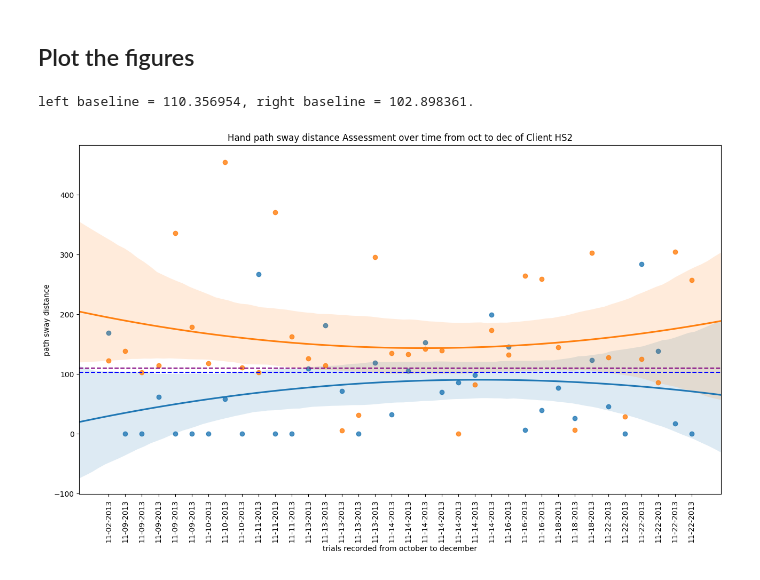
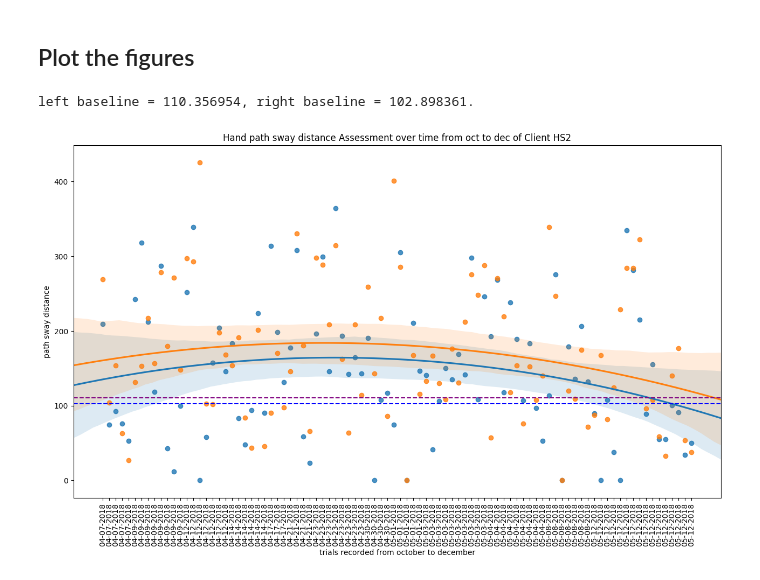
Before and after one commit to MengxuanMa2016/Data_Visualization_Python, a Jupyter notebook: Efficiency_Assessment_Results_Visualization.ipynb, the cells around one changed output. Drawn from its saved outputs; the diff is of its cells as text; code cells hidden in the pictures.

```diff
--- a/Efficiency_Assessment_Results_Visualization.ipynb
+++ b/Efficiency_Assessment_Results_Visualization.ipynb
@@ -105,10 +119,10 @@ def indexing_by_datatime(dataframe):
   return: The dataframe with rows sorted.
   """
 
-  dataframe.sort_values(['_Date','_Time'],ascending=[True, True])
-  dataframe['index'] = range(1, len(dataframe) + 1)
+  sorted_dataframe = dataframe.sort_values(['_Date','_Time'],ascending=[True, True])
+  sorted_dataframe['index'] = range(1, len(dataframe) + 1)
 
-  return dataframe
+  return sorted_dataframe
 # %% [markdown]
 ## Import the base line: Healthy subjects assessment results
 # %%
@@ -166,7 +180,7 @@ trail_info:
 # %% [markdown]
 ## Build up a pandas table of the stroke assessment data
 # %%
-headers = ['_Date','_Time','_Player','_Type', 'Path_Ratio_2d_Left',	'Path_Ratio_2d_Right',	'Sway_Dist_2d_Left',	'Sway_Dist_2d_Right',	'Path_Ratio_3d_Left',	'Path_Ratio_3d_Right',	'Sway_Dist_3d_Left', 'Sway_Dist_3d_Right']
+headers = ['_Date','_Time','_Player','_PlayerId','_Type', 'Path_Ratio_2d_Left',	'Path_Ratio_2d_Right',	'Sway_Dist_2d_Left',	'Sway_Dist_2d_Right',	'Path_Ratio_3d_Left',	'Path_Ratio_3d_Right',	'Sway_Dist_3d_Left', 'Sway_Dist_3d_Right']
 
 stroke_trial_data = np.concatenate((trail_info, stroke_data), axis=1)
 # print("trial with data: \n" + str(stroke_trial_data[:3,0:3]))
@@ -186,0 +201,3 @@ display(stroke_df[:5])
+# %%
+stroke_df['_Date'] = pd.to_datetime(stroke_df['_Date'])
+display(stroke_df[:5])
@@ -186,0 +213,15 @@ display(stroke_df[:5])
+# %%
+# sample_dates = ['5-4-2018','5-3-2018','5-12-2019']
+
+def date_format(str):
+  str_split = str.split("-")
+  str_format = str_split[0].zfill(2) + '-' + str_split[1].zfill(2) + '-' + str_split[2].zfill(4)
+
+  return str_format
+
+# format_str = date_format(sample_str[0])
+# print(format_str)
+
+stroke_df['_Date'] = np.asarray(list(map(date_format, stroke_df['_Date'])))
+
+display(stroke_df)
@@ -277,10 +335,10 @@ def overtime_analysis(stroke_dataframe, metric_left, metric_right, baseline_data
   return analysis_df
 # %%
-display_df = overtime_analysis(stroke_one_game, metric_left, metric_right, baseline_dataframe=health_df)
+display_df = overtime_analysis(stroke_df, metric_left, metric_right, baseline_dataframe=health_df)
 
 # display_df = overtime_analysis(stroke_df, metric_left, metric_right)
 
-# display(display_df[:5])
+# display(display_df)
 # %% [output]
 left baseline = 110.356954, right baseline = 102.898361.
-[figure, old version]
+[figure, new version]
```
Also changed, not shown: parts of 15 cells of this notebook.
